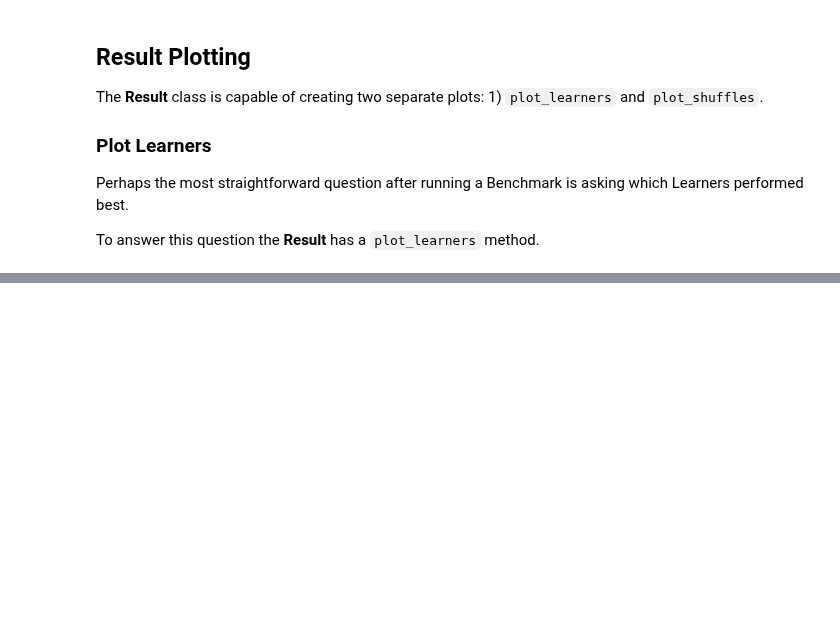
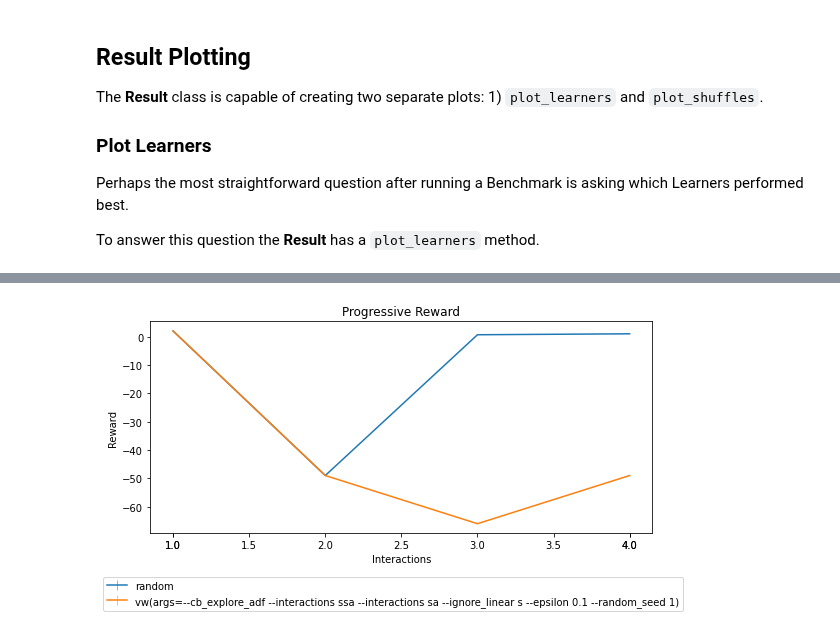
Before and after one commit to VowpalWabbit/coba, a Jupyter notebook: examples/notebooks/Results.ipynb, the cells around one changed output, grey strips where cells are left out. Saved outputs shown, nothing was run; the diff lists cells and outputs as text; code cells hidden in the pictures; blank space fills up the shorter version.

```diff
--- a/examples/notebooks/Results.ipynb
+++ b/examples/notebooks/Results.ipynb
@@ -180,0 +143,18 @@ Result.from_file('result.log').interactions.to_pandas()
+# %%
+from coba.simulations import Interaction
+from coba.learners    import RandomLearner, VowpalLearner
+from coba.benchmarks  import Benchmark
+
+class MySimulation:
+
+    def read(self):
+        yield Interaction(None, [1,2,3], [2,100,-100])
+        yield Interaction(None, [1,2,3], [2,100,-100])
+        yield Interaction(None, [1,2,3], [2,100,-100])
+        yield Interaction(None, [1,2,3], [2,100,-100])
+
+    def __repr__(self):
+        return "MySimulation"
+
+Benchmark([MySimulation()]).evaluate([RandomLearner(), VowpalLearner()]).plot_learners()
+# %% [output]
@@ -180,0 +167 @@ Result.from_file('result.log').interactions.to_pandas()
+[figure, added]
```
Also changed, not shown: parts of 21 cells of this notebook, 17 other files.
